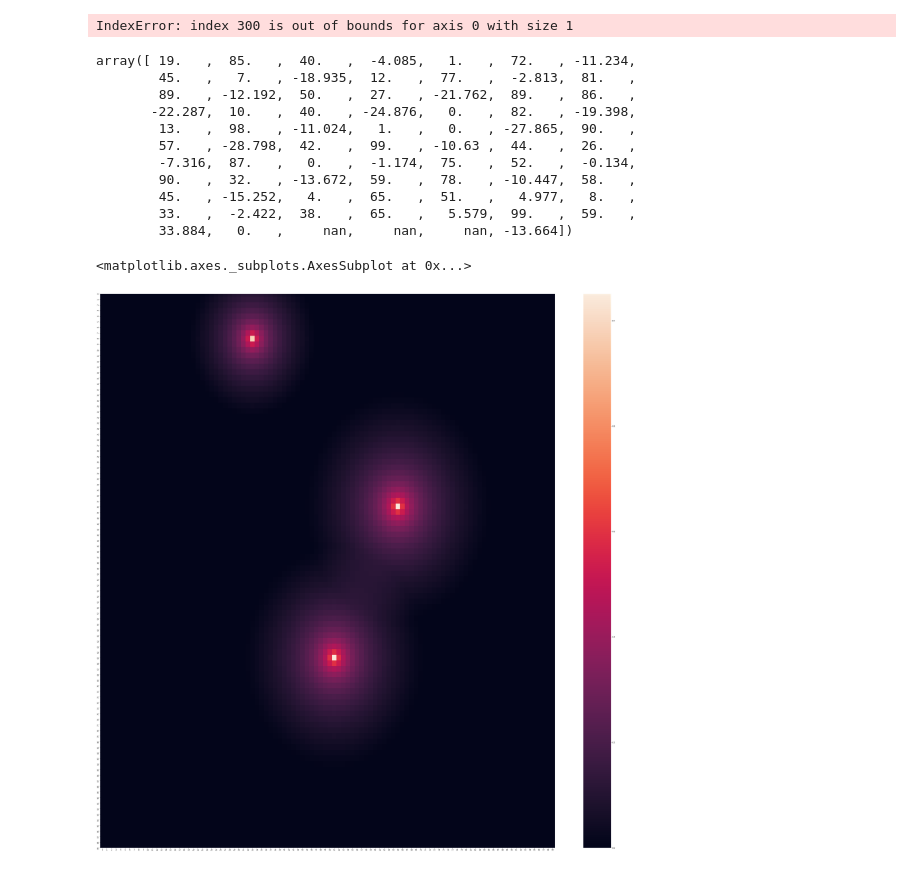
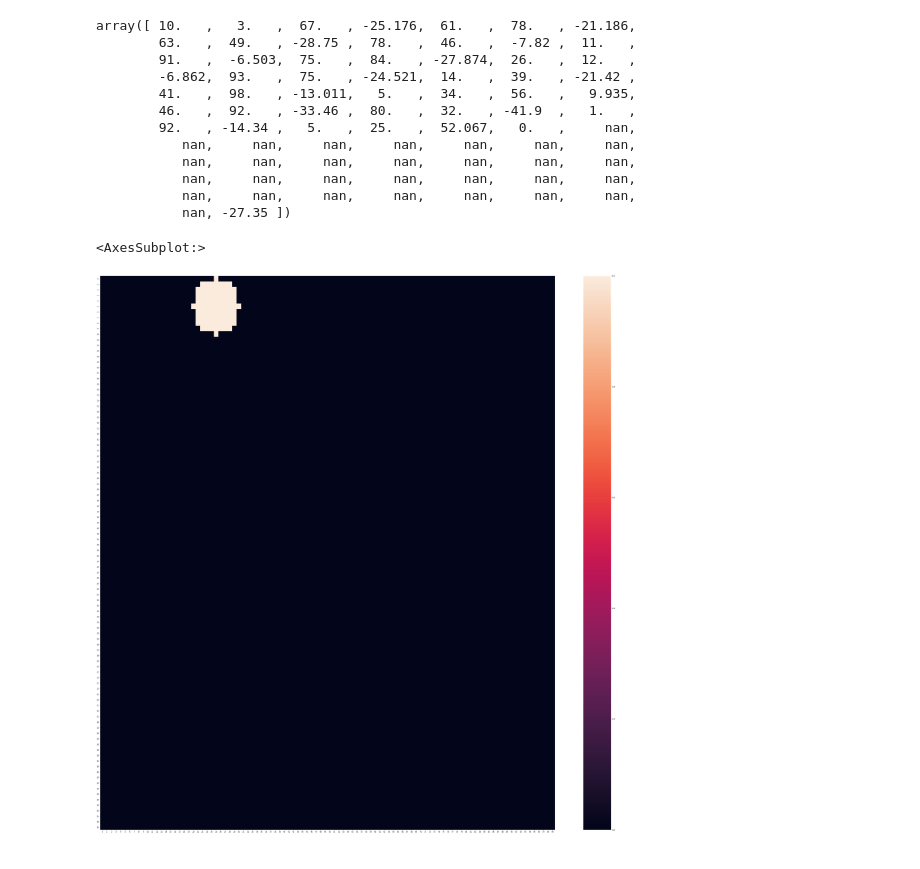
Before and after one commit to shahrokh765/MLSpectrumAllocation, a Jupyter notebook: CNN.ipynb, the cells around one changed output. Saved outputs shown, nothing was run; the diff lists cells and outputs as text; code cells hidden in the pictures.

```diff
--- a/CNN.ipynb
+++ b/CNN.ipynb
@@ -31,18 +31,18 @@ float_memory_used = 'float16'
 # INIT
 # PART 1
 # number_samples = [5] + list(range(10, 101, 10)) + [120, 150, 200, 250, 300, 400, 500, 700] + list(range(1000, 10001, 1000))
-number_samples = [128, 256, 512, 1024, 2048, 4096, 8192]
+number_samples = [128, 256, 512, 1024, 2048, 4096]
 # number_samples = [4096, 4915, 5734, 6554, 7373, 8192]
 
 # cnn_type = "classification"  # {"classification", "regression"}
-validation_size, noise_floor = 0.33, -110.0
+validation_size, noise_floor = 0.2, -110.0
 su_power = 0 # this is not actually su power just a number to show there is an SU in its image
 max_x, max_y, number_image_channels, su_szie = 100, 100, 8, 50  # su_size:30 for 1000, 10 for 100
 cell_size = 10
 pu_shape, su_shape = 'circle', 'circle' # shape = {'circle', 'square', 'point'}
 style = "raw_power_min_max_norm"  # {"raw_power_zscore_norm", "image_intensity", "raw_power_min_max_norm"}
 intensity_degradation, slope = 'log', 5  # 'log', 'linear', slope 3 for 1000, 5 for 100
-max_pus_num, max_sus_num = 20, 4
+max_pus_num, max_sus_num = 20, 5
 propagation_model = 'splat' # 'splat', 'log', 'testbed'
 noise, std = False, 1 # False for splat
 if su_shape == 'circle':
@@ -54,9 +54,8 @@ else:
 
 sensors = False
 if sensors:
-    sensors_num = 49
-    sensors_file_path = "../../java_workspace/research/commons/resources/sensors/square" \
-    + str(max(max_x, max_y)) + "/placement/terrain-based/himanshu/" + str(sensors_num) + "/sensors.txt"
+    sensors_num = 1600
+    sensors_file_path = f"data/sensors/square{100}/{sensors_num}/sensors.txt"
 # num_pus = (data_reg.shape[1] - 3)//3
 
 # PART 2
@@ -80,7 +79,13 @@ image_dir = 'ML/data/pictures_' + str(max_x) + '_' + str(max_y) + '/' + propagat
     "/noisy_std_" + str(std) if noise else "") + '/pu_' + pu_shape + '_su_' + su_shape + '_' + (
     "" if su_shape == 'point' else str(su_szie)) + "/" + style + "/" + color +'/' + (
     "" if pu_shape == 'point' and su_shape == 'point' else (intensity_degradation + '_' + str(slope))) + (
-    "/" + str(sensors_num) + "sensors" if sensors else "/pus_1_4_sus_7_channels") + "/images"
+    "/" + str(sensors_num) + "sensors" if sensors else f"/pus_1_sus_{number_image_channels}_channels") + "/images"
+image_dir = 'ML/data/pictures_' + str(max_x) + '_' + str(max_y) + '_transfer/' + propagation_model + (
+    "/noisy_std_" + str(std) if noise else "") + '/pu_' + pu_shape + '_su_' + su_shape + '_' + (
+    "" if su_shape == 'point' else str(su_szie)) + "/" + style + "/" + color +'/' + (
+    "" if pu_shape == 'point' and su_shape == 'point' else (f"{intensity_degradation}_{slope}")) + (
+    "/" + str(sensors_num) + "sensors" if sensors else f"/{max_pus_num}pus") + \
+        f"_{max_sus_num}sus_{number_image_channels}channels" + "/images"
 
 if not os.path.exists(image_dir):
         os.makedirs(image_dir)
@@ -593,33 +568,32 @@ for i in range(data_reg.shape[0]):
 print(count)
 print(idxx[3])
 # %%
-imm = read_image(1300)
+imm = read_image(0)
 # %%
 imm[300].shape
-# %% [output]
-IndexError: index 300 is out of bounds for axis 0 with size 1
 # %%
 data_reg[:,-1].shape
 # %%
-data_reg[1300][:]
+data_reg[0,:]
 # %% [output]
-array([ 19.   ,  85.   ,  40.   ,  -4.085,   1.   ,  72.   , -11.234,
-        45.   ,   7.   , -18.935,  12.   ,  77.   ,  -2.813,  81.   ,
-        89.   , -12.192,  50.   ,  27.   , -21.762,  89.   ,  86.   ,
-       -22.287,  10.   ,  40.   , -24.876,   0.   ,  82.   , -19.398,
-        13.   ,  98.   , -11.024,   1.   ,   0.   , -27.865,  90.   ,
-        57.   , -28.798,  42.   ,  99.   , -10.63 ,  44.   ,  26.   ,
-        -7.316,  87.   ,   0.   ,  -1.174,  75.   ,  52.   ,  -0.134,
-        90.   ,  32.   , -13.672,  59.   ,  78.   , -10.447,  58.   ,
-        45.   , -15.252,   4.   ,  65.   ,  51.   ,   4.977,   8.   ,
-        33.   ,  -2.422,  38.   ,  65.   ,   5.579,  99.   ,  59.   ,
-        33.884,   0.   ,     nan,     nan,     nan, -13.664])
+array([ 10.   ,   3.   ,  67.   , -25.176,  61.   ,  78.   , -21.186,
+        63.   ,  49.   , -28.75 ,  78.   ,  46.   ,  -7.82 ,  11.   ,
+        91.   ,  -6.503,  75.   ,  84.   , -27.874,  26.   ,  12.   ,
+        -6.862,  93.   ,  75.   , -24.521,  14.   ,  39.   , -21.42 ,
+        41.   ,  98.   , -13.011,   5.   ,  34.   ,  56.   ,   9.935,
+        46.   ,  92.   , -33.46 ,  80.   ,  32.   , -41.9  ,   1.   ,
+        92.   , -14.34 ,   5.   ,  25.   ,  52.067,   0.   ,     nan,
+           nan,     nan,     nan,     nan,     nan,     nan,     nan,
+           nan,     nan,     nan,     nan,     nan,     nan,     nan,
+           nan,     nan,     nan,     nan,     nan,     nan,     nan,
+           nan,     nan,     nan,     nan,     nan,     nan,     nan,
+           nan, -27.35 ])
 # %%
 fig, ax = plt.subplots(figsize=(60,60))         # Sample figsize in inches
-sns.heatmap(imm[0][-2], ax=ax)
+sns.heatmap(imm[0][7], ax=ax)
 # %% [output]
-<matplotlib.axes._subplots.AxesSubplot at 0x...>
+<AxesSubplot:>
-[figure, old version]
+[figure, new version]
 # %%
 def cnn_model(num_filters, kernel_lam, bias_lam):
 #     num_filters, lam = 5, 5
```
Also changed, not shown: parts of 25 cells of this notebook, 1 other file.
